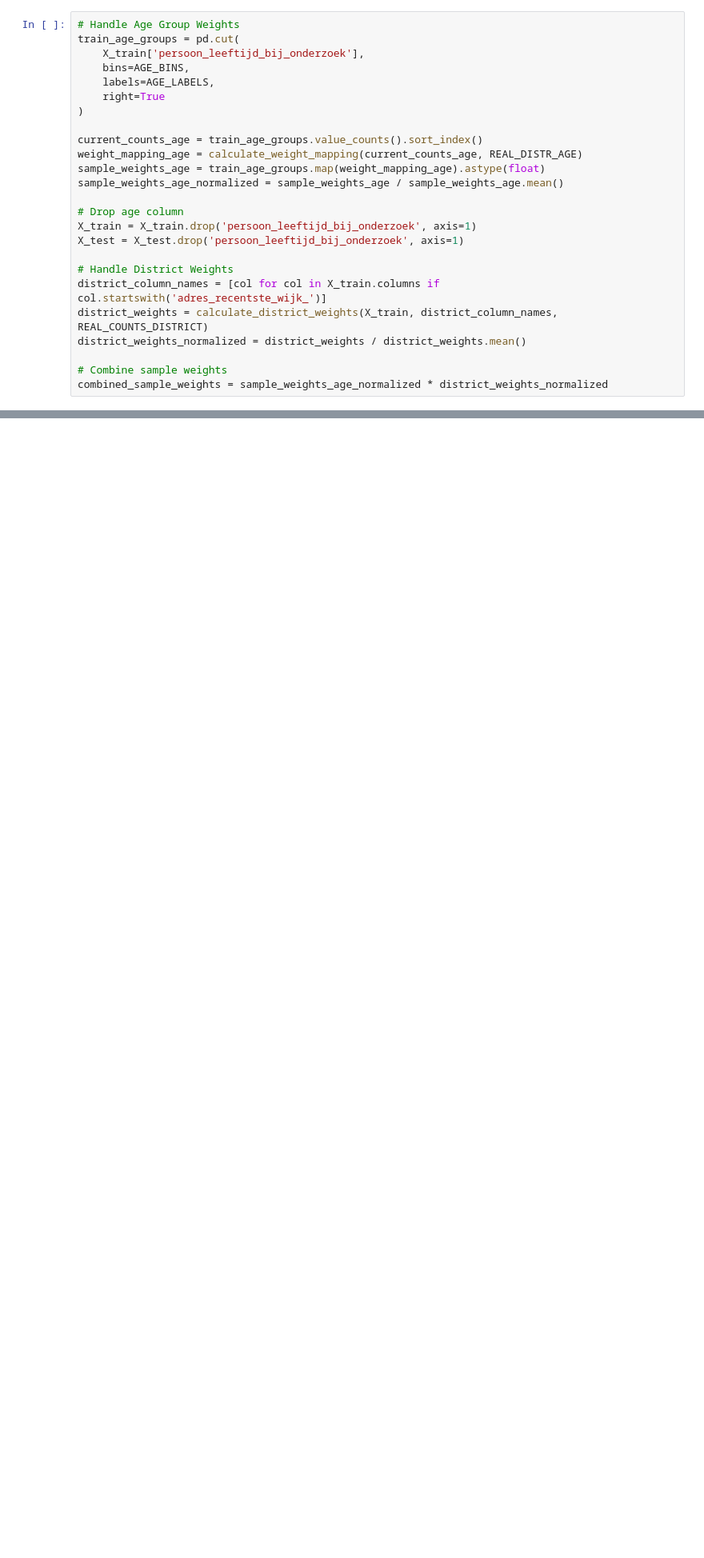
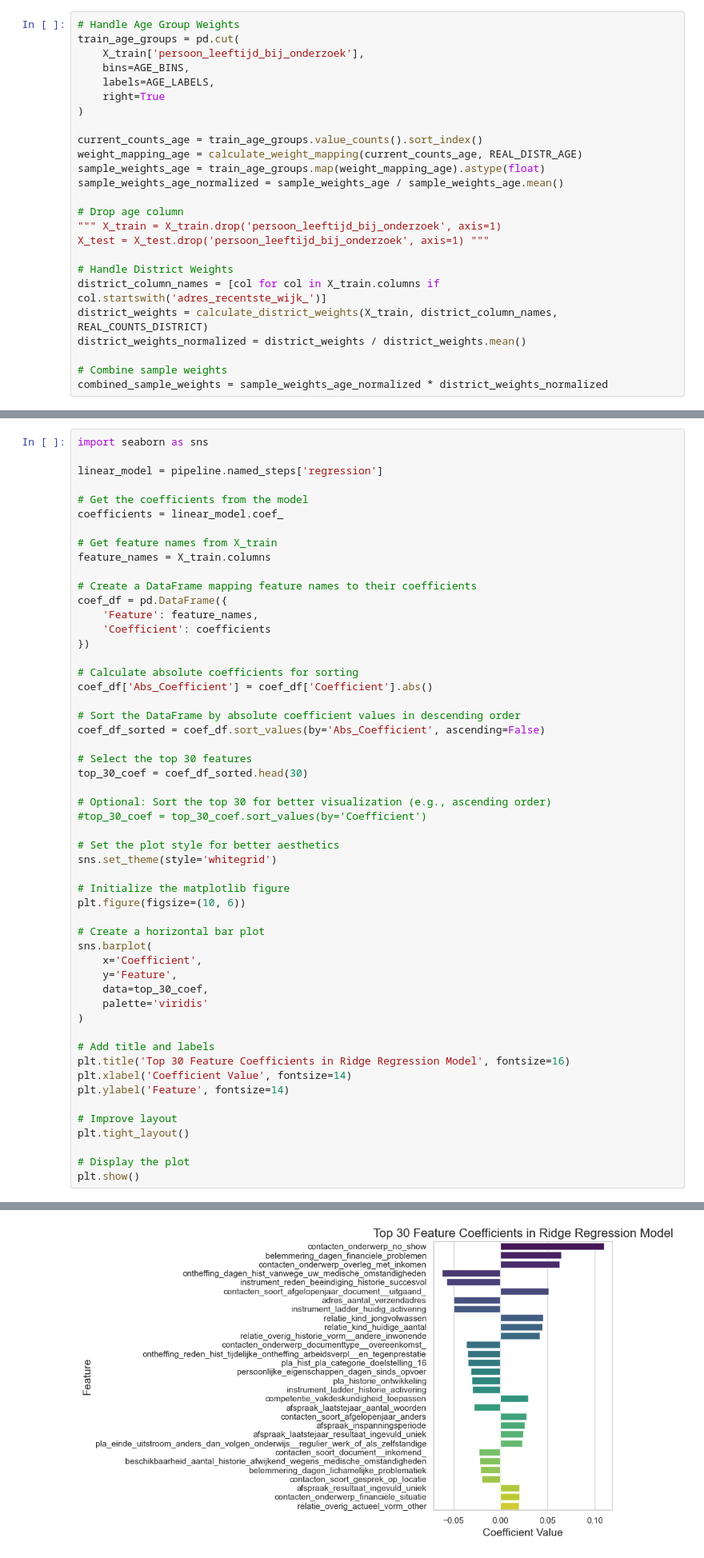
Before and after one commit to nouwerkerk/AI-Testing-33, a Jupyter notebook: preprocessing/preprocessing.ipynb, the cells around one changed output, grey strips where cells are left out. Shown at 80% size. Cells and saved outputs as stored; diff of their text form; blank space fills up the shorter version.

Commit message:
ridge regression baby #Louboutin

```diff
--- a/preprocessing/preprocessing.ipynb
+++ b/preprocessing/preprocessing.ipynb
@@ -177,8 +166,8 @@ sample_weights_age = train_age_groups.map(weight_mapping_age).astype(float)
 sample_weights_age_normalized = sample_weights_age / sample_weights_age.mean()
 
 # Drop age column
-X_train = X_train.drop('persoon_leeftijd_bij_onderzoek', axis=1)
-X_test = X_test.drop('persoon_leeftijd_bij_onderzoek', axis=1)
+""" X_train = X_train.drop('persoon_leeftijd_bij_onderzoek', axis=1)
+X_test = X_test.drop('persoon_leeftijd_bij_onderzoek', axis=1) """
 
 # Handle District Weights
 district_column_names = [col for col in X_train.columns if col.startswith('adres_recentste_wijk_')]
@@ -249,0 +216,54 @@ Top 30 features by coefficient:
+# %%
+import seaborn as sns
+
+linear_model = pipeline.named_steps['regression']
+
+# Get the coefficients from the model
+coefficients = linear_model.coef_
+
+# Get feature names from X_train
+feature_names = X_train.columns
+
+# Create a DataFrame mapping feature names to their coefficients
+coef_df = pd.DataFrame({
+    'Feature': feature_names,
+    'Coefficient': coefficients
+})
+
+# Calculate absolute coefficients for sorting
+coef_df['Abs_Coefficient'] = coef_df['Coefficient'].abs()
+
+# Sort the DataFrame by absolute coefficient values in descending order
+coef_df_sorted = coef_df.sort_values(by='Abs_Coefficient', ascending=False)
+
+# Select the top 30 features
+top_30_coef = coef_df_sorted.head(30)
+
+# Optional: Sort the top 30 for better visualization (e.g., ascending order)
+#top_30_coef = top_30_coef.sort_values(by='Coefficient')
+
+# Set the plot style for better aesthetics
+sns.set_theme(style='whitegrid')
+
+# Initialize the matplotlib figure
+plt.figure(figsize=(10, 6))
+
+# Create a horizontal bar plot
+sns.barplot(
+    x='Coefficient',
+    y='Feature',
+    data=top_30_coef,
+    palette='viridis'
+)
+
+# Add title and labels
+plt.title('Top 30 Feature Coefficients in Ridge Regression Model', fontsize=16)
+plt.xlabel('Coefficient Value', fontsize=14)
+plt.ylabel('Feature', fontsize=14)
+
+# Improve layout
+plt.tight_layout()
+
+# Display the plot
+plt.show()
+# %% [output]
@@ -250,3 +273,4 @@ Top 30 features by coefficient:
+[figure, added]
 # %% [markdown]
 ### Store to ONNX
 # %%
```
Also changed, not shown: parts of 8 cells of this notebook, 2 other files.
